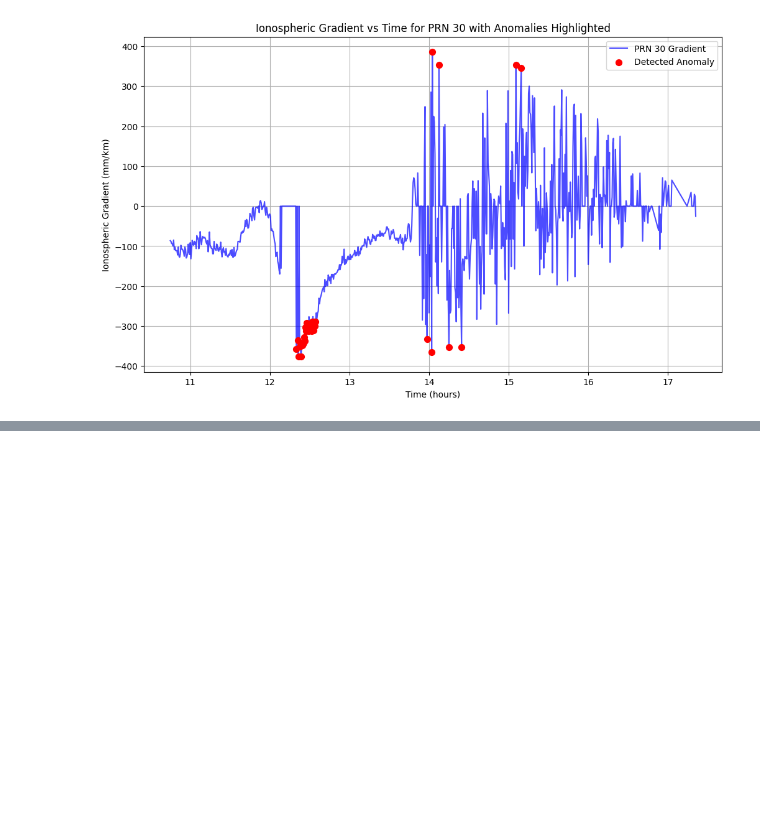
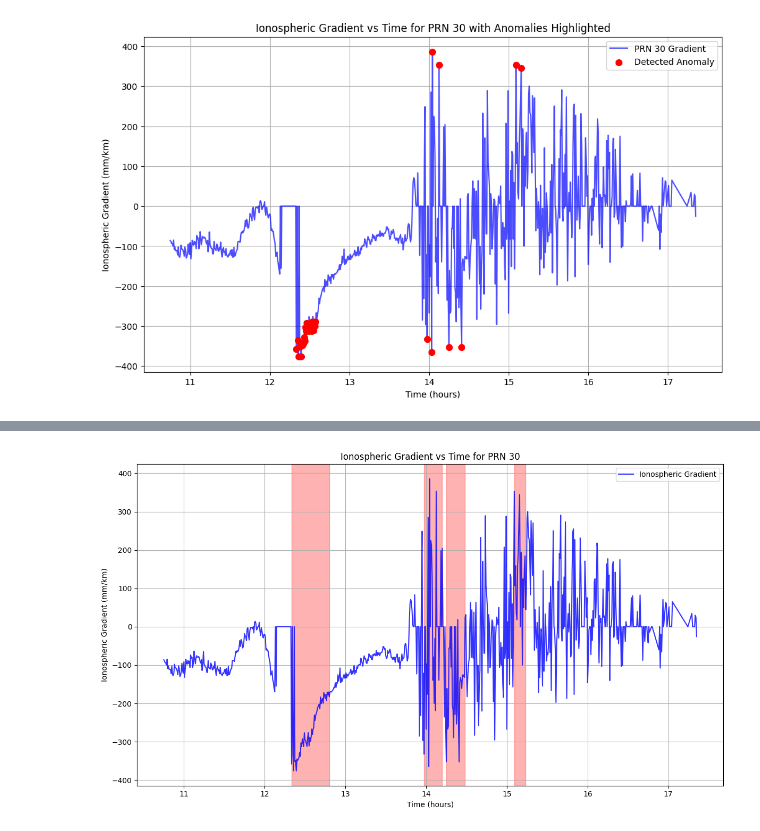
Before and after one commit to datapirate09/Ionospheric-Gradient-Detection-for-GBAS-Applications-using-ML-based-Anomaly-Detection-Technique, a Jupyter notebook: thresholds.ipynb, the cells around one changed output, grey strips where cells are left out. Cells and saved outputs as stored; diff of their text form; code cells hidden in the pictures; blank space fills up the shorter version.

Commit message:
at and rt values alternatives using ml model

```diff
--- a/thresholds.ipynb
+++ b/thresholds.ipynb
@@ -539,0 +594,34 @@ plt.show()
+# %%
+import matplotlib.pyplot as plt
+
+prn_chosen = 30
+filtered_prn_data = df[df["PRN"] == prn_chosen]
+
+plt.figure(figsize=(12, 7))
+
+plt.plot(filtered_prn_data["Time"], filtered_prn_data["Gradient (mm/km)"],
+         label="Ionospheric Gradient", color='blue', alpha=0.8)
+
+alert_df = filtered_prn_data[filtered_prn_data["Alert Status"] == "Alert"]
+if not alert_df.empty:
+    alert_df = alert_df.sort_values("Time")
+    alert_df["Time_diff"] = alert_df["Time"].diff()
+    alert_df["Group"] = (alert_df["Time_diff"] > (1 / 60)).cumsum()
+
+    for _, group in alert_df.groupby("Group"):
+        start_time = group["Time"].iloc[0]
+        end_time = group["Time"].iloc[-1]
+        if start_time != end_time:
+            plt.axvspan(start_time, end_time, color='red', alpha=0.3)
+        else:
+            plt.axvline(start_time, color='red', alpha=0.3)
+
+plt.title(f"Ionospheric Gradient vs Time for PRN {prn_chosen}")
+plt.xlabel("Time (hours)")
+plt.ylabel("Ionospheric Gradient (mm/km)")
+plt.grid(True)
+plt.legend()
+plt.tight_layout()
+plt.show()
+# %% [output]
+[figure, added]
```
Also changed, not shown: parts of 5 cells of this notebook.
